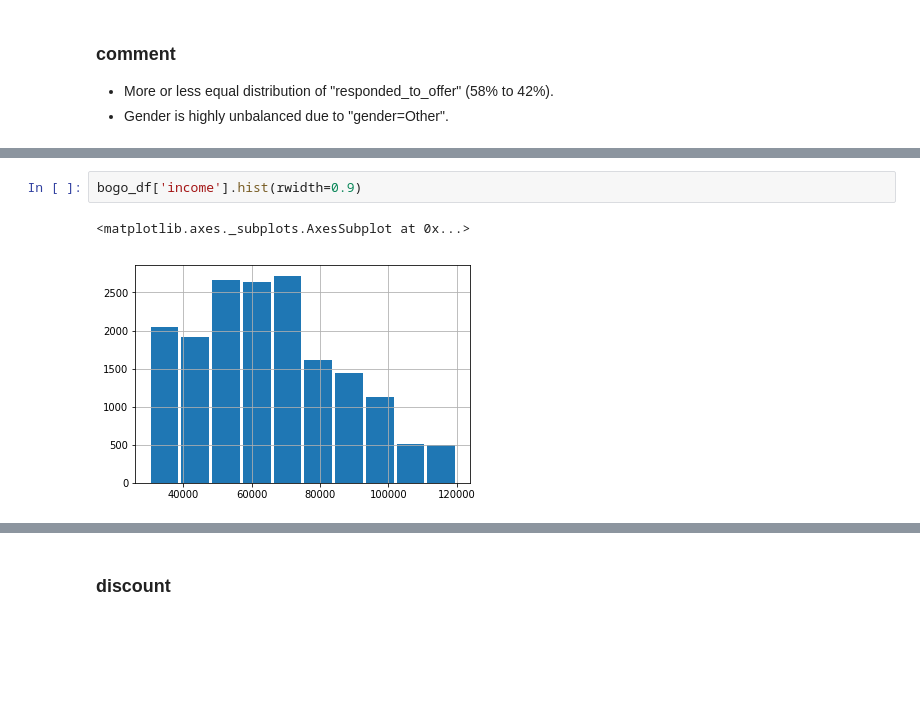
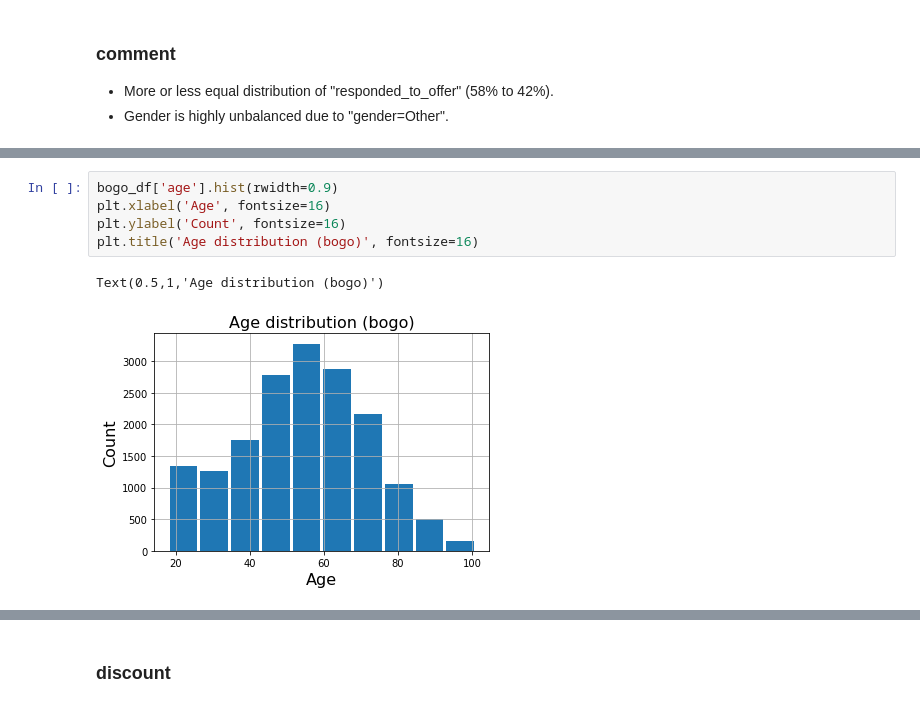
Before and after one commit to GoldOchsen666/Udacity_capstone_project, a Jupyter notebook: Starbucks_Capstone_notebook.ipynb, the cells around one changed output, grey strips where cells are left out. Cells and saved outputs as stored; diff of their text form; blank space fills up the shorter version.

```diff
--- a/Starbucks_Capstone_notebook.ipynb
+++ b/Starbucks_Capstone_notebook.ipynb
@@ -1154,5 +1148,8 @@ bogo_df['days_of_membership'].hist(rwidth=0.9)
-# %%
-bogo_df['income'].hist(rwidth=0.9)
-# %% [output]
-<matplotlib.axes._subplots.AxesSubplot at 0x...>
-[figure, removed]
+# %%
+bogo_df['age'].hist(rwidth=0.9)
+plt.xlabel('Age', fontsize=16)
+plt.ylabel('Count', fontsize=16)
+plt.title('Age distribution (bogo)', fontsize=16)
+# %% [output]
+Text(0.5,1,'Age distribution (bogo)')
+[figure, added]
```
Also changed, not shown: parts of 13 cells of this notebook.
